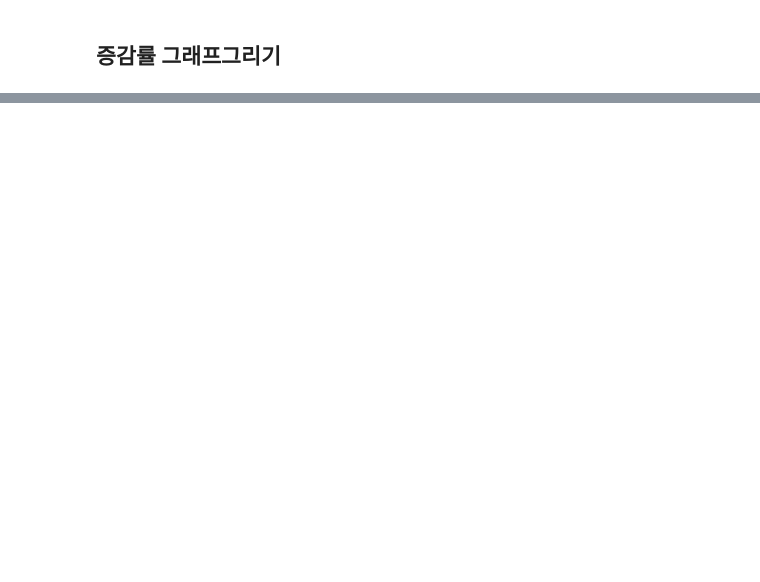
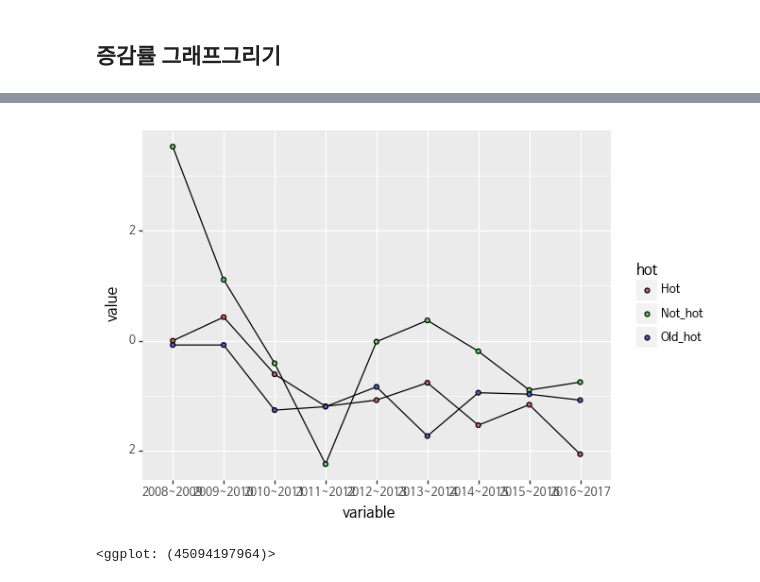
Before and after one commit to dataitgirls2/Next_Hip_Place, a Jupyter notebook: code/seoul_populations/population_visualization.ipynb, the cells around one changed output, grey strips where cells are left out. Cells and saved outputs as stored; diff of their text form; code cells hidden in the pictures; blank space fills up the shorter version.

```diff
--- a/code/seoul_populations/population_visualization.ipynb
+++ b/code/seoul_populations/population_visualization.ipynb
@@ -141,0 +191,2 @@ Exception: Data must be 1-dimensional
+# %%
+final_rate = final_rate.melt(id_vars=['hot'])
@@ -142,5 +202,5 @@ Exception: Data must be 1-dimensional
 # %%
-(ggplot(sample_rate, aes(x='variable', y='value',group='동이름' ,fill='동이름'))
+(ggplot(final_rate, aes(x='variable', y='value',group='hot' ,fill='hot'))
  + geom_line()
  + geom_point()
  + theme(text=element_text(family='NanumBarunGothic'))
@@ -154,0 +209,2 @@ Exception: Data must be 1-dimensional
+[figure, added]
+<ggplot: (45094197964)>
```
Also changed, not shown: parts of 32 cells of this notebook, 7 other files.
